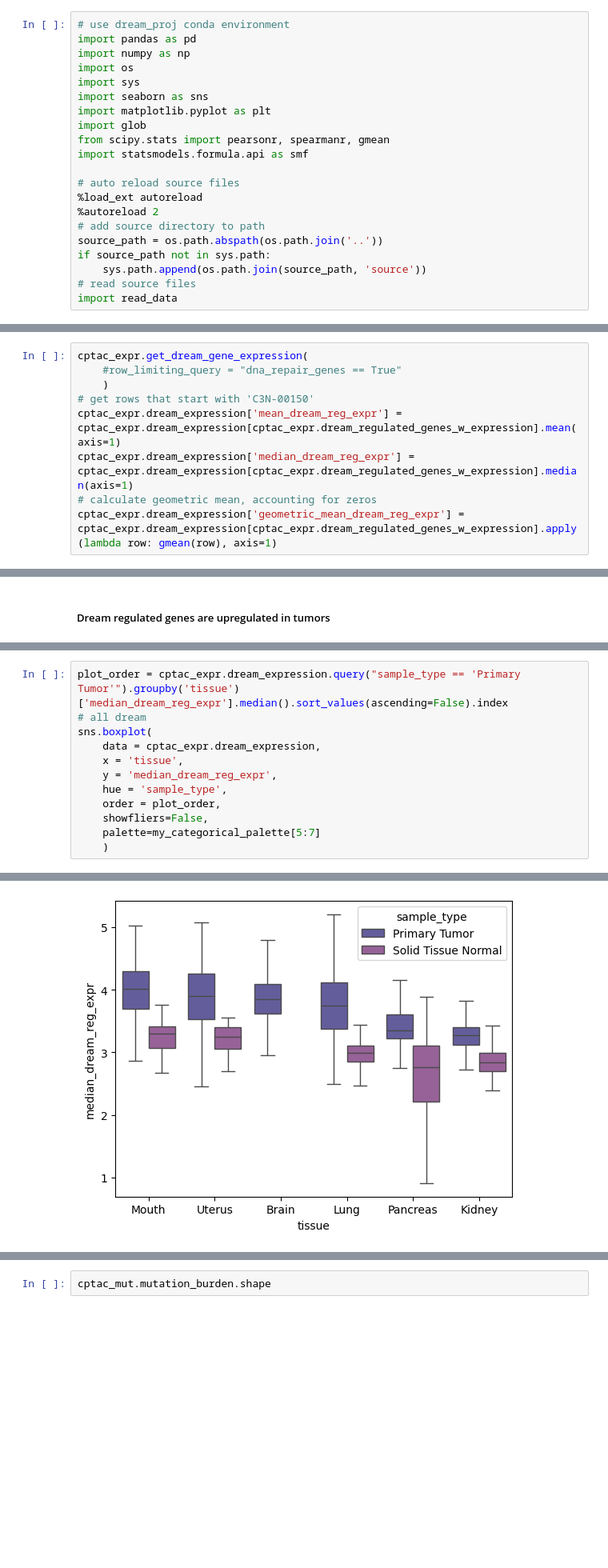
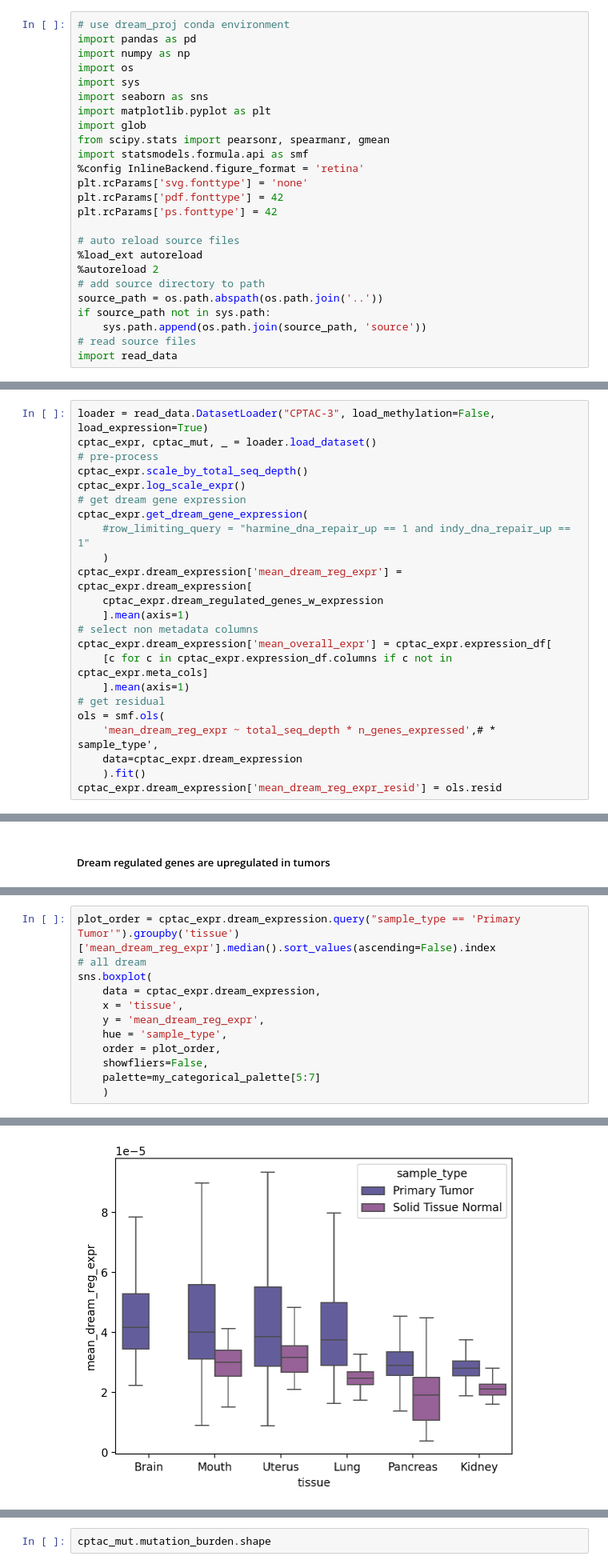
Before and after one commit to zanekoch/dream_proj, a Jupyter notebook: notebooks/010324_cptac3_analysis.ipynb, the cells around one changed output, grey strips where cells are left out. Shown at 80% size. Drawn from its saved outputs; the diff is of its cells as text; blank space fills up the shorter version.

```diff
--- a/notebooks/010324_cptac3_analysis.ipynb
+++ b/notebooks/010324_cptac3_analysis.ipynb
@@ -9,6 +9,10 @@ import matplotlib.pyplot as plt
 import glob
 from scipy.stats import pearsonr, spearmanr, gmean
 import statsmodels.formula.api as smf
+%config InlineBackend.figure_format = 'retina'
+plt.rcParams['svg.fonttype'] = 'none'
+plt.rcParams['pdf.fonttype'] = 42
+plt.rcParams['ps.fonttype'] = 42
 
 # auto reload source files
 %load_ext autoreload
@@ -68,0 +62,23 @@ Created MutationDataset for CPTAC-3
+# %%
+loader = read_data.DatasetLoader("CPTAC-3", load_methylation=False, load_expression=True)
+cptac_expr, cptac_mut, _ = loader.load_dataset()
+# pre-process
+cptac_expr.scale_by_total_seq_depth()
+cptac_expr.log_scale_expr()
+# get dream gene expression
+cptac_expr.get_dream_gene_expression(
+    #row_limiting_query = "harmine_dna_repair_up == 1 and indy_dna_repair_up == 1"
+    )
+cptac_expr.dream_expression['mean_dream_reg_expr'] = cptac_expr.dream_expression[
+    cptac_expr.dream_regulated_genes_w_expression
+    ].mean(axis=1)
+# select non metadata columns
+cptac_expr.dream_expression['mean_overall_expr'] = cptac_expr.expression_df[
+    [c for c in cptac_expr.expression_df.columns if c not in cptac_expr.meta_cols]
+    ].mean(axis=1)
+# get residual
+ols = smf.ols(
+    'mean_dream_reg_expr ~ total_seq_depth * n_genes_expressed',# * sample_type',
+    data=cptac_expr.dream_expression
+    ).fit()
+cptac_expr.dream_expression['mean_dream_reg_expr_resid'] = ols.resid
@@ -75,9 +124,0 @@ cptac_expr.log_scale_expr()
-# %%
-cptac_expr.get_dream_gene_expression(
-    #row_limiting_query = "dna_repair_genes == True"
-    )
-# get rows that start with 'C3N-00150'
-cptac_expr.dream_expression['mean_dream_reg_expr'] = cptac_expr.dream_expression[cptac_expr.dream_regulated_genes_w_expression].mean(axis=1)
-cptac_expr.dream_expression['median_dream_reg_expr'] = cptac_expr.dream_expression[cptac_expr.dream_regulated_genes_w_expression].median(axis=1)
-# calculate geometric mean, accounting for zeros
-cptac_expr.dream_expression['geometric_mean_dream_reg_expr'] = cptac_expr.dream_expression[cptac_expr.dream_regulated_genes_w_expression].apply(lambda row: gmean(row), axis=1)
@@ -106,10 +182,10 @@ _ = plt.xticks(rotation=45, ha='right')
 # %%
-plot_order = cptac_expr.dream_expression.query("sample_type == 'Primary Tumor'").groupby('tissue')['median_dream_reg_expr'].median().sort_values(ascending=False).index
+plot_order = cptac_expr.dream_expression.query("sample_type == 'Primary Tumor'").groupby('tissue')['mean_dream_reg_expr'].median().sort_values(ascending=False).index
 # all dream
 sns.boxplot(
     data = cptac_expr.dream_expression,
     x = 'tissue',
-    y = 'median_dream_reg_expr',
+    y = 'mean_dream_reg_expr',
     hue = 'sample_type',
     order = plot_order,
     showfliers=False,
@@ -120 +196 @@ sns.boxplot(
-[figure, old version]
+[figure, new version]
```
Also changed, not shown: parts of 43 cells of this notebook, 24 other files.
